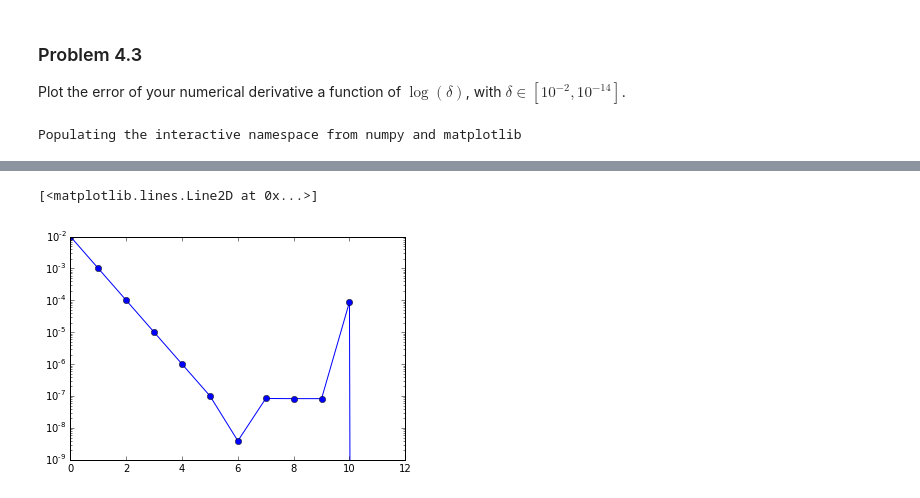
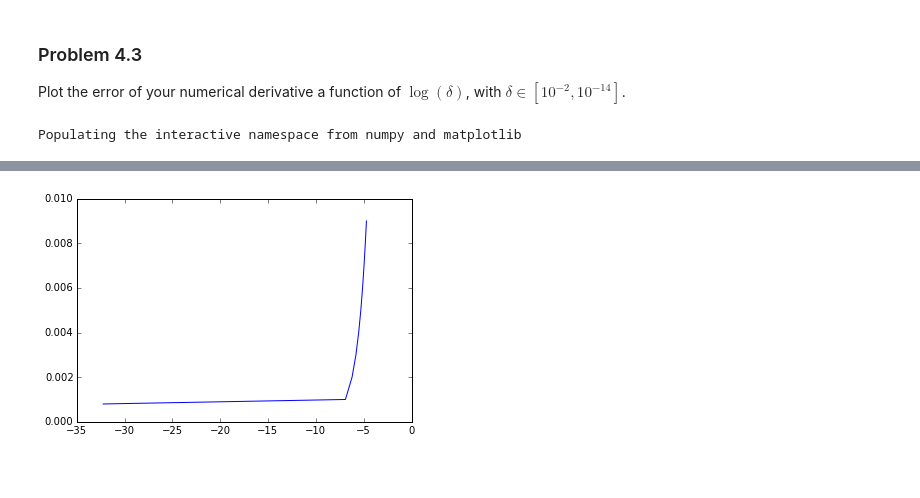
Before and after one commit to pcchen/NTHU10320PHYS290000, a Jupyter notebook: student/103022192/Homework3.ipynb, the cells around one changed output, grey strips where cells are left out. Cells and saved outputs as stored; diff of their text form; code cells hidden in the pictures; blank space fills up the shorter version.

```diff
--- a/student/103022192/Homework3.ipynb
+++ b/student/103022192/Homework3.ipynb
@@ -19,10 +19,3 @@ Write a program to calculates and displays the behavior of the logistic map.
 * Repeat the whole calculation for values of $\alpha$ from 1 to 4 in steps of 0.01, plotting the dots for all values of $\alpha$ on the same figure.
 
 Reference: https://en.wikipedia.org/wiki/Logistic_map
-# %%
-# Problem 1
-for x in range (0.5,1000.5):
-    a=3
-    x=a*(1-x)*x
-    return x
-    print x
@@ -101,0 +160,11 @@ You should find out that one of the solutions is not very accurate for your code
+# %%
+# Problem 3.3
+
+a=input()
+b=input()
+c=input()
+x_2= (-b-math.sqrt(b**2-4*a*c))/(2*a)
+x_1=2*c/((-b)-math.sqrt(b**2-4*a*c))
+
+print x_1
+print x_2
@@ -187,28 +262,22 @@ Plot the error of your numerical derivative a function of $\log(\delta)$, with $
 # Problem 4.3
 %pylab inline
 
-def f(x):
+def g(x):
     a=x*(x-1)
     return a
 
-n_all = range(12)
-t1 = []
+
+delta = arange(10**(-14),10**(-2),0.001)
+error = []
+for i in delta:
+    h=1+i
+    c=g(h)-g(1)
+    d=c/i
+    k=abs(d-1)
+    error.append(k)
 
 
-def derivitives(x):
-    x=1
-    for i in range(2,14):
-        delta=10**(-i)
-        e=x+delta
-        c=(f(e)-f(x))/delta
-        t1.append(c-1)
-
 ####Actual answer: 1
-derivitives(1)
-
-
-
-yscale('log')
-plot(n_all, t1,'bo-')
+plot(log(delta),error)
 # %% [output]
 Populating the interactive namespace from numpy and matplotlib
@@ -217,2 +285 @@ WARNING: pylab import has clobbered these variables: ['f']
-[<matplotlib.lines.Line2D at 0x...>]
-[figure, old version]
+[figure, new version]
```
Also changed, not shown: parts of 8 cells of this notebook.
